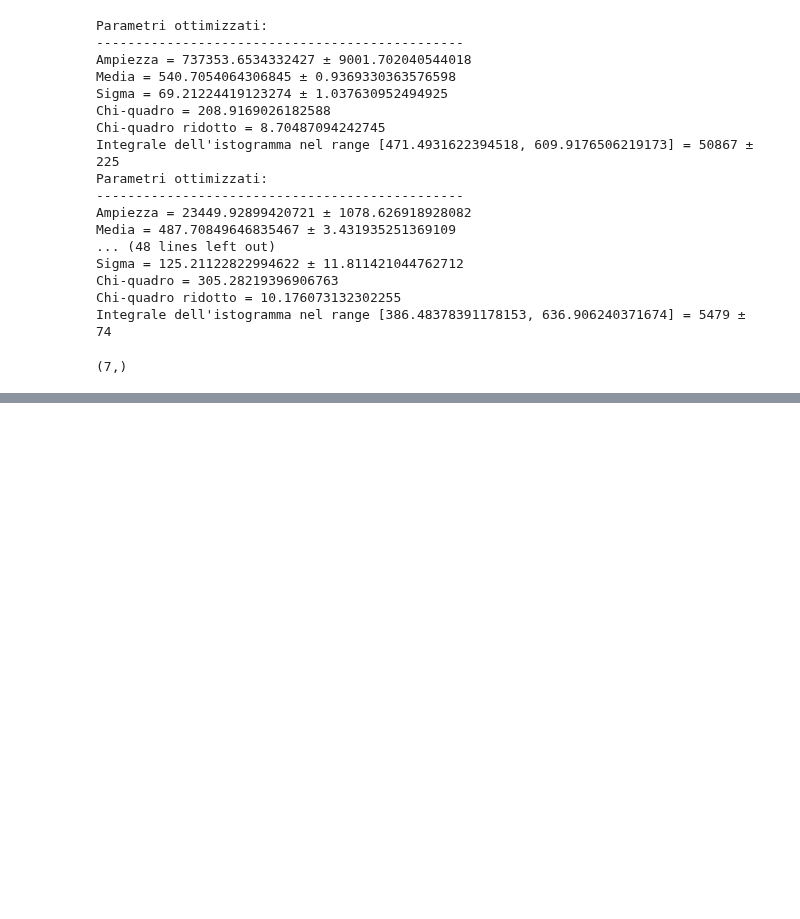
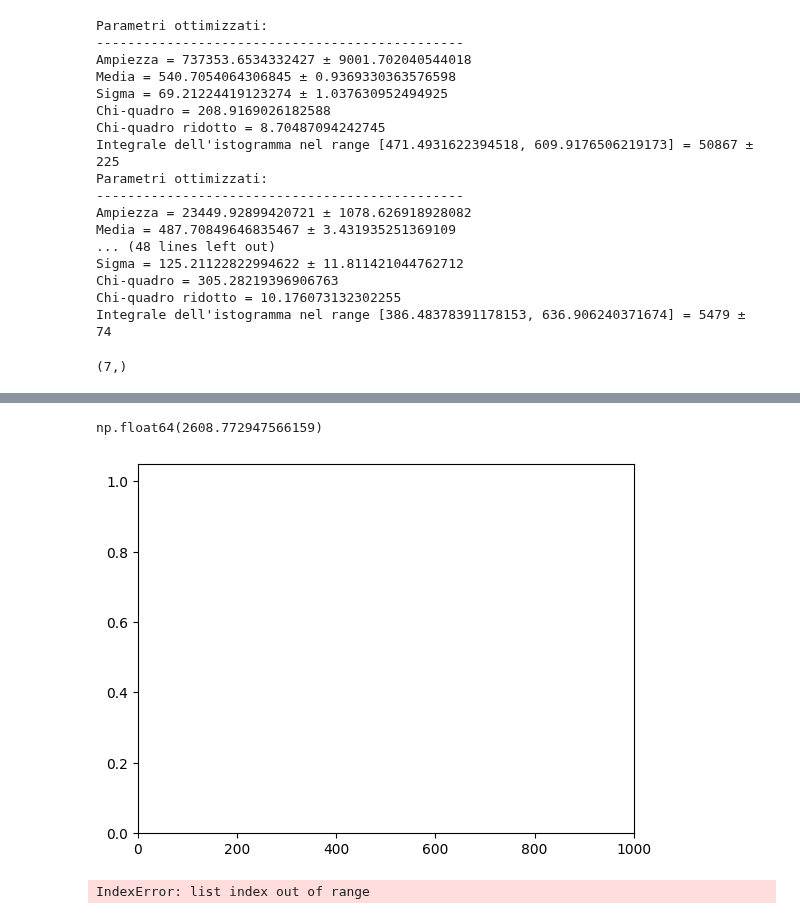
Before and after one commit to b3n3d3tt4/imaging, a Jupyter notebook: analisi.ipynb, the cells around one changed output, grey strips where cells are left out. Saved outputs shown, nothing was run; the diff lists cells and outputs as text; code cells hidden in the pictures; blank space fills up the shorter version.

```diff
--- a/analisi.ipynb
+++ b/analisi.ipynb
@@ -431 +522,37 @@ mu8 = 14.047408299403575 ± 0.27764813115669373 mm⁻¹      compatibilità: 7.5
+# %%
+# Lista degli array di dati
+data_boxes = [d2_box, d3_box, d4_box, d5_box, d6_box, d7_box, d8_box]
+
+# Liste delle calibrazioni corrispondenti
+calibrazioni = [calibrazioneD2, calibrazioneD3, calibrazioneD4, calibrazioneD5, calibrazioneD6, calibrazioneD7, calibrazioneD8]
+
+# Lista per memorizzare i risultati calibrati
+calibrated_boxes = []
+
+# Esegui l'operazione per ogni array e calibrazione
+for data, calibrazione in zip(data_boxes, calibrazioni):
+    # Calibrazione
+    calibrated_data = data * calibrazione[0] + calibrazione[1]
+
+    # Filtra i dati dove la calibrazione non è zero
+    filtered_data = calibrated_data[calibrated_data != 0]
+
+    # Aggiungi il risultato alla lista
+    calibrated_boxes.append(filtered_data)
+# %%
+prova2 = calibrated_boxes[0][0]
+# %%
+prova2
+# %% [output]
+np.float64(2608.772947566159)
+# %%
+plt.hist(prova2, bins=int(prova2.max()))
+plt.xlim(0, 1000)
+plt.show()
+# %% [output]
+[figure, added]
+# %%
+d2_1 = bbb.normal(calibrated_boxes[0][0], xmin=400, xmax=700, x1=0, x2=1000, b=int(calibrated_boxes[0][0].max()), n=k, plot='yes')
+# %% [output]
+IndexError: list index out of range
 # %%
```
Also changed, not shown: parts of 10 cells of this notebook.
